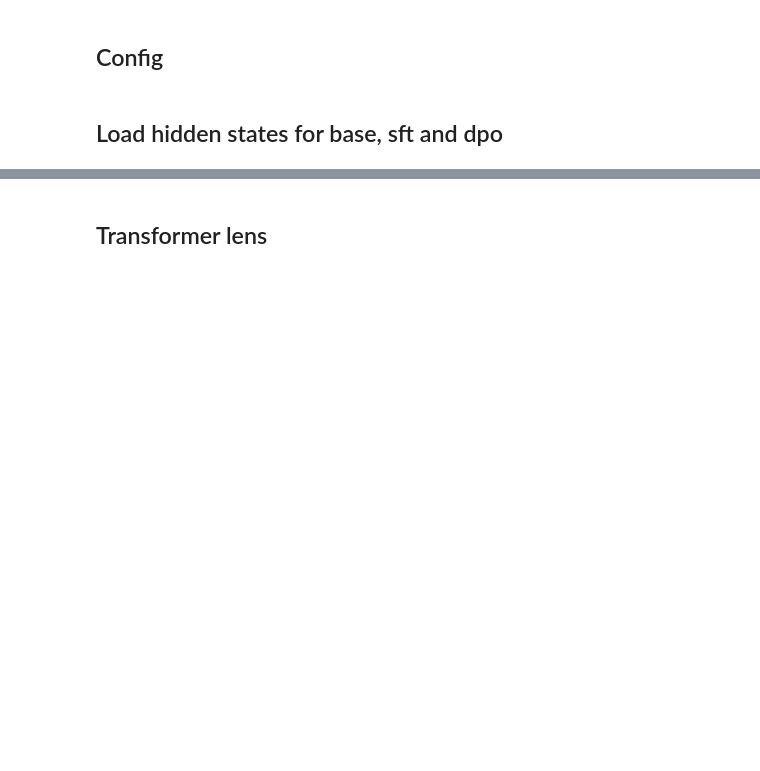
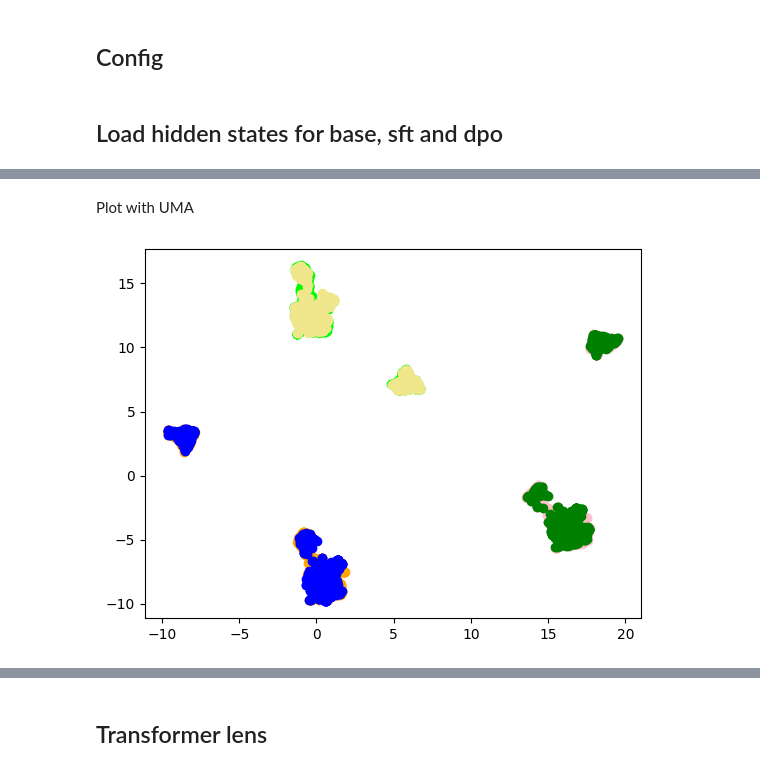
Before and after one commit to lauraaisling/analyse-llms, a Jupyter notebook: notebooks/Jigsaw_Toxic.ipynb, the cells around one changed output, grey strips where cells are left out. Drawn from its saved outputs; the diff is of its cells as text; code cells hidden in the pictures; blank space fills up the shorter version.

```diff
--- a/notebooks/Jigsaw_Toxic.ipynb
+++ b/notebooks/Jigsaw_Toxic.ipynb
@@ -72,24 +67,30 @@ array([ 0.255926  ,  1.0711516 ,  1.2434642 , ...,  0.5368451 ,
 direction = 0
 base_sft_dot = np.empty([int(len(x)/3)])
 base_sft_sim = np.empty([int(len(x)/3)])
+base_sft_diff = np.empty([int(len(x)/3)])
 base_dpo_dot = np.empty([int(len(x)/3)])
 base_dpo_sim = np.empty([int(len(x)/3)])
+base_dpo_diff = np.empty([int(len(x)/3)])
 sft_dpo_dot = np.empty([int(len(x)/3)])
 sft_dpo_sim = np.empty([int(len(x)/3)])
+sft_dpo_diff = np.empty([int(len(x)/3)])
 for i in range(int(len(x)/3)):
     base_sft_dot[i] = np.dot(x[i], x[i+2*n])
     base_sft_sim[i] = base_sft_dot[i]/(np.linalg.norm(x[i])*np.linalg.norm(x[i+2*n]))
+    base_sft_diff[i] = np.mean(abs(x[i] - x[i+2*n]))
     # print(i, i+2*n)
+
+for i in range(int(len(x)/3)):
+    sft_dpo_dot[i] = np.dot(x[i+2*n], x[i+4*n])
+    sft_dpo_sim[i] = sft_dpo_dot[i]/(np.linalg.norm(x[i+2*n])*np.linalg.norm(x[i+4*n]))
+    sft_dpo_diff = np.mean(abs(x[i+2*n] - x[i+4*n]))
+    # print(i+2*n, i+4*n)
 
 for i in range(int(len(x)/3)):
     base_dpo_dot[i] = np.dot(x[i], x[i+4*n])
     base_dpo_sim[i] = base_dpo_dot[i]/(np.linalg.norm(x[i])*np.linalg.norm(x[i+4*n]))
+    base_dpo_diff[i] = np.mean(abs(x[i] - x[i+4*n]))
     # print(i, i+4*n)
-
-for i in range(int(len(x)/3)):
-    sft_dpo_dot[i] = np.dot(x[i+2*n], x[i+4*n])
-    sft_dpo_sim[i] = sft_dpo_dot[i]/(np.linalg.norm(x[i+2*n])*np.linalg.norm(x[i+4*n]))
-    # print(i+2*n, i+4*n)
 # %%
 print(np.mean(base_sft_sim))
 print(np.mean(base_dpo_sim))
@@ -102,0 +116,14 @@ They're exactly the same
+# %% [markdown]
+Plot with UMA
+# %%
+colors = np.array(['orange', 'blue', 'lime', 'khaki', 'pink','green', 'purple', 'yellow'])
+# %%
+XY_UMAP = umap.UMAP(n_components=2).fit_transform(x)
+# %%
+for i in range(6):
+  plt.scatter(XY_UMAP[i*n:i*n+n,0],
+                        XY_UMAP[i*n:i*n+n,1],
+                        c=colors[i%colors.size],
+                        label = 'cluster '+str(i))
+# %% [output]
+[figure, added]
```
Also changed, not shown: parts of 65 cells of this notebook, 2 other files.
